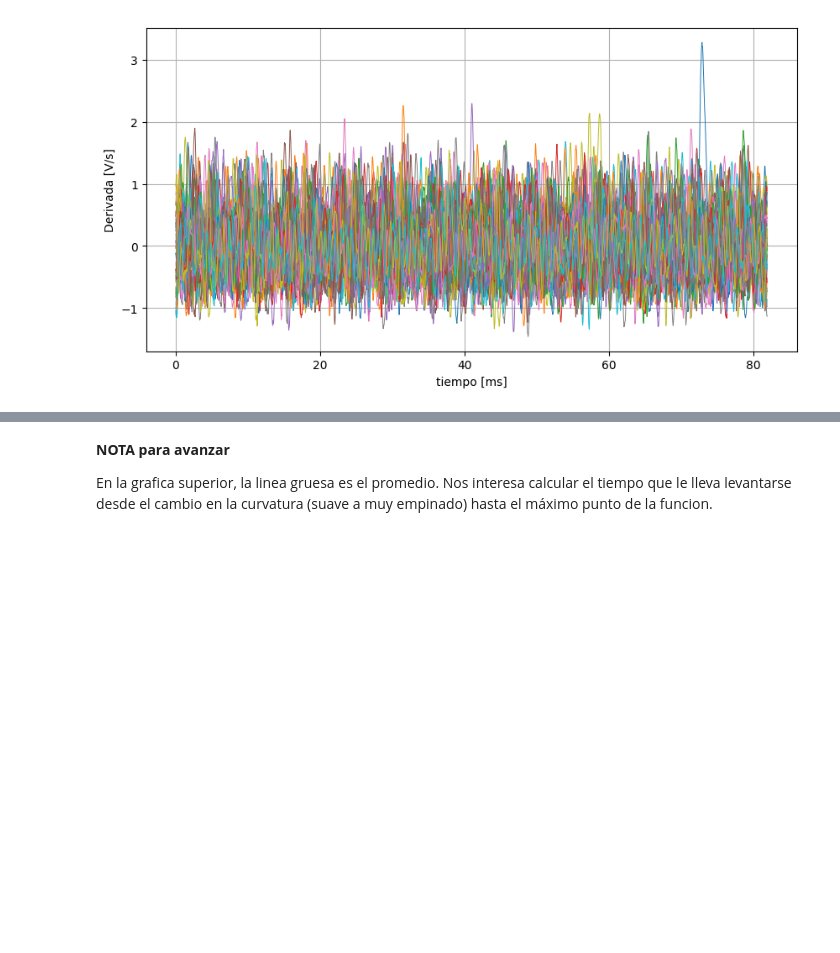
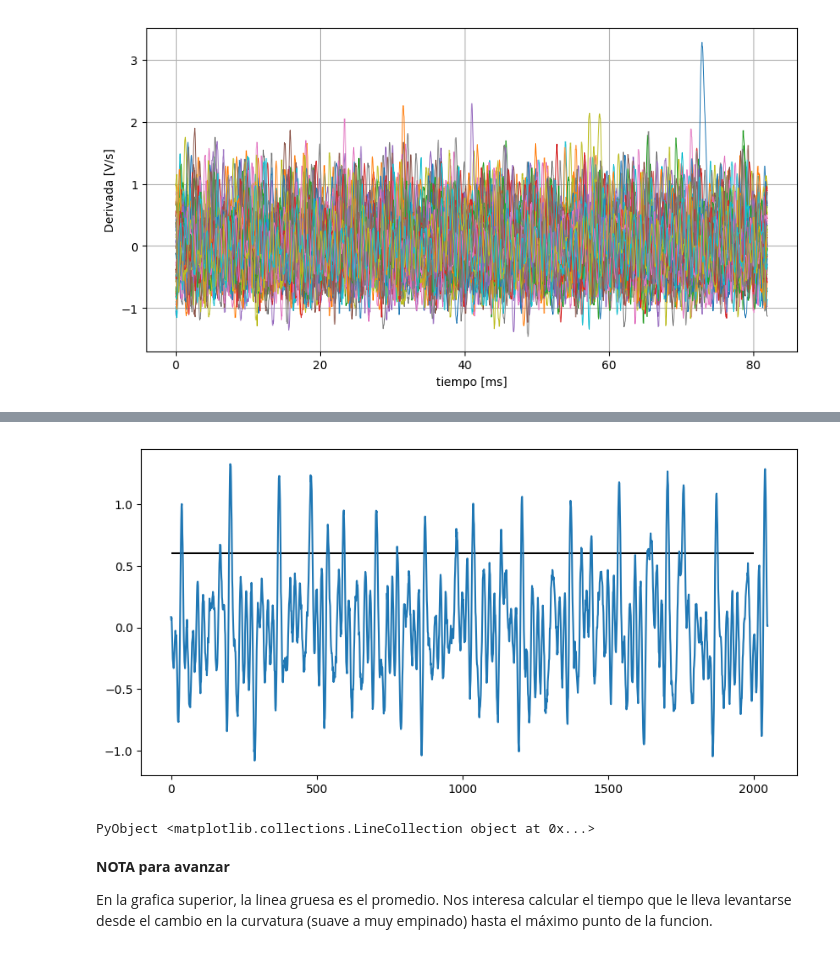
Before and after one commit to JoseJJAB/TrabajoCinvestav, a Jupyter notebook: SpikletDetection.ipynb, the cells around one changed output, grey strips where cells are left out. Drawn from its saved outputs; the diff is of its cells as text; code cells hidden in the pictures; blank space fills up the shorter version.

```diff
--- a/SpikletDetection.ipynb
+++ b/SpikletDetection.ipynb
@@ -141,10 +281,14 @@ legend()
 # %%
 figura=figure(figsize=(10,5))
-xlim(13000,14000)
+#xlim(13000,14000)
 #ylim(-0.02,0.1)
   #rango=intSS[subs][1]
-plot(derivadas["section_50"])
+plot(derivadas["section_44"])
+hlines([0.6], xmin=0, xmax=2000)
 #plot(suaves["section_50"])
+# %% [output]
+[figure, added]
+PyObject <matplotlib.collections.LineCollection object at 0x...>
 # %%
 figura=figure(figsize=(10,5))
 
```
Also changed, not shown: parts of 8 cells of this notebook, 1 other file.
